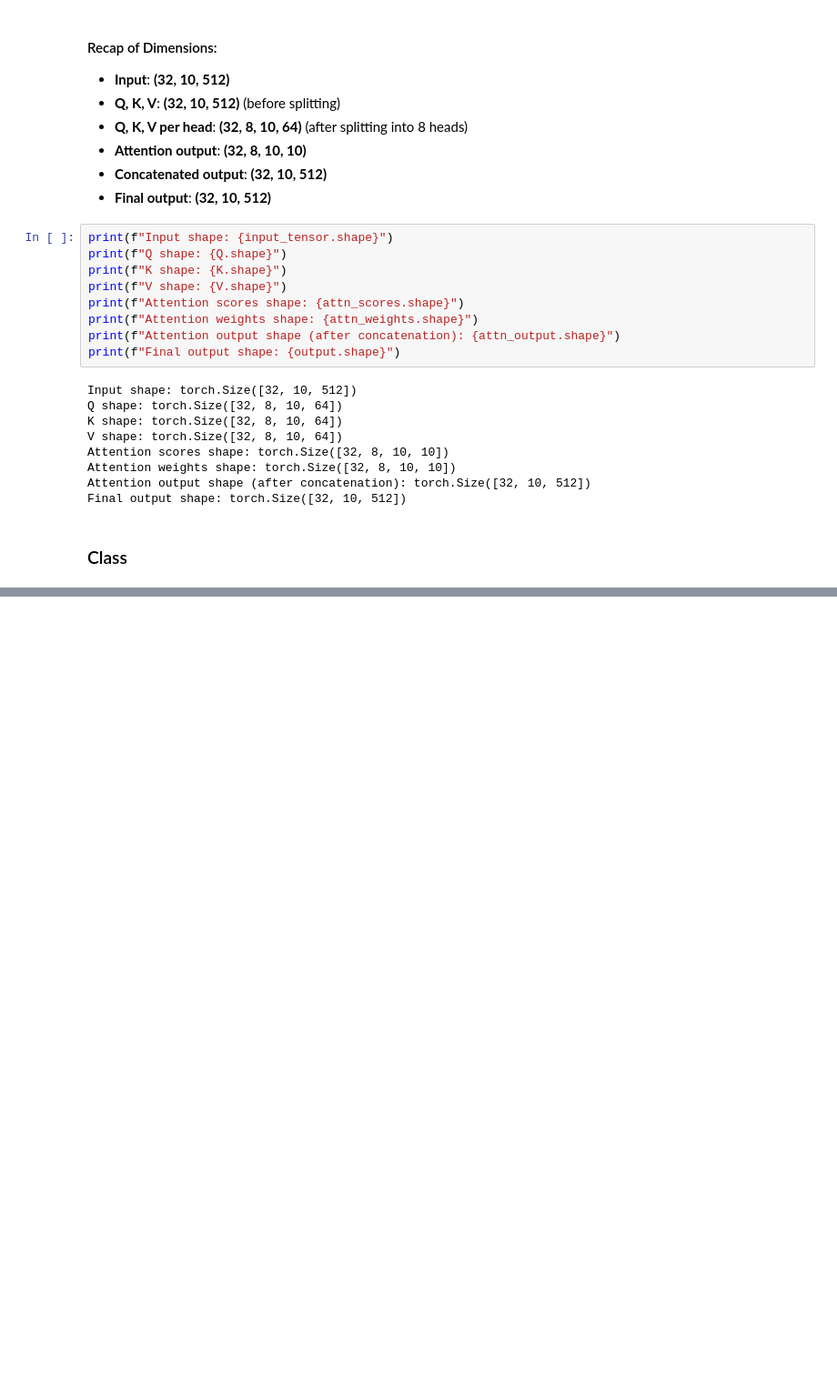
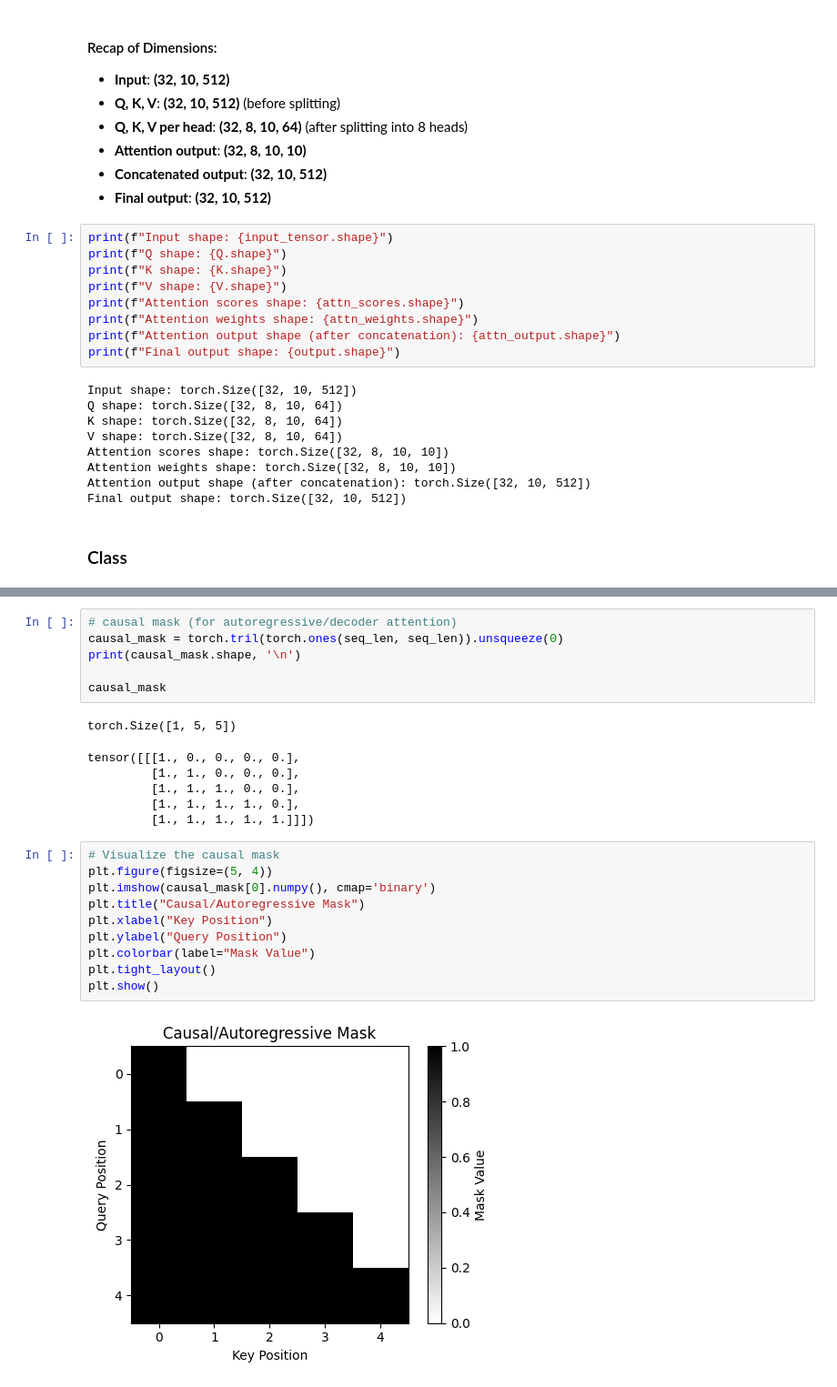
Before and after one commit to UzairNaeem3/AI-Architects_Lab, a Jupyter notebook: Transformer/4_Multihead_Attention.ipynb, the cells around one changed output, grey strips where cells are left out. Shown at 91% size. Cells and saved outputs as stored; diff of their text form; blank space fills up the shorter version.

```diff
--- a/Transformer/4_Multihead_Attention.ipynb
+++ b/Transformer/4_Multihead_Attention.ipynb
@@ -247,0 +326,25 @@ Each head dimension: 64
+# %%
+# causal mask (for autoregressive/decoder attention)
+causal_mask = torch.tril(torch.ones(seq_len, seq_len)).unsqueeze(0)
+print(causal_mask.shape, '\n')
+
+causal_mask
+# %% [output]
+torch.Size([1, 5, 5])
+tensor([[[1., 0., 0., 0., 0.],
+         [1., 1., 0., 0., 0.],
+         [1., 1., 1., 0., 0.],
+         [1., 1., 1., 1., 0.],
+         [1., 1., 1., 1., 1.]]])
+# %%
+# Visualize the causal mask
+plt.figure(figsize=(5, 4))
+plt.imshow(causal_mask[0].numpy(), cmap='binary')
+plt.title("Causal/Autoregressive Mask")
+plt.xlabel("Key Position")
+plt.ylabel("Query Position")
+plt.colorbar(label="Mask Value")
+plt.tight_layout()
+plt.show()
+# %% [output]
+[figure, added]
```
Also changed, not shown: parts of 16 cells of this notebook.
